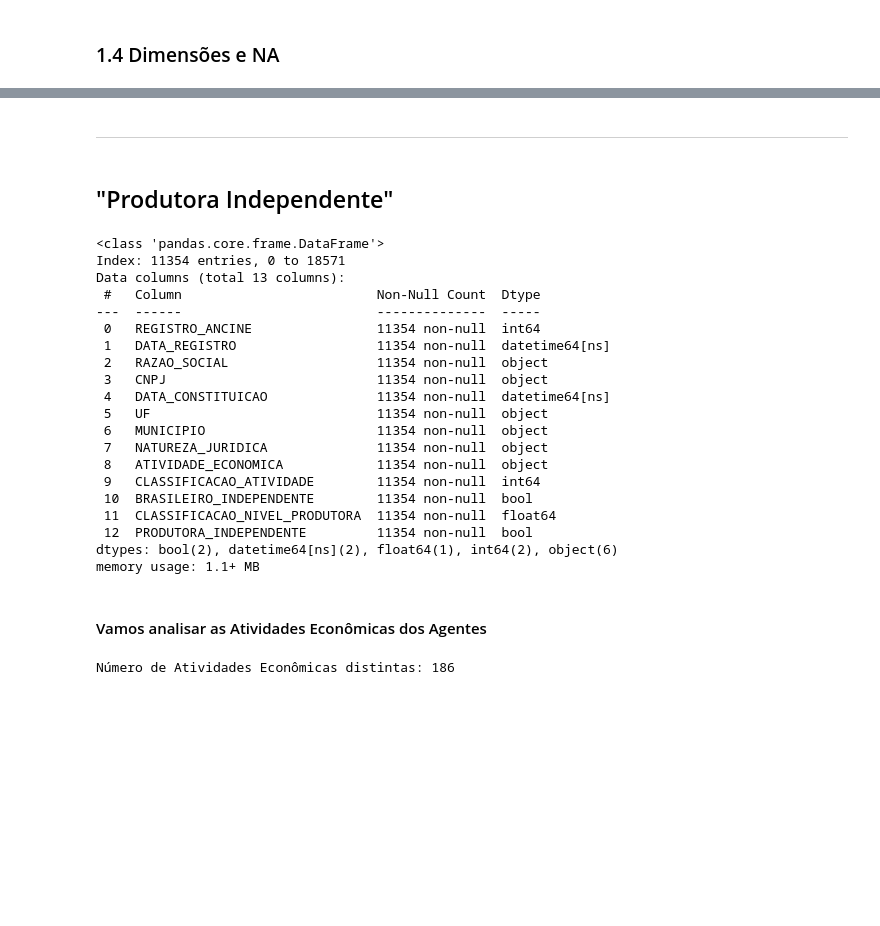
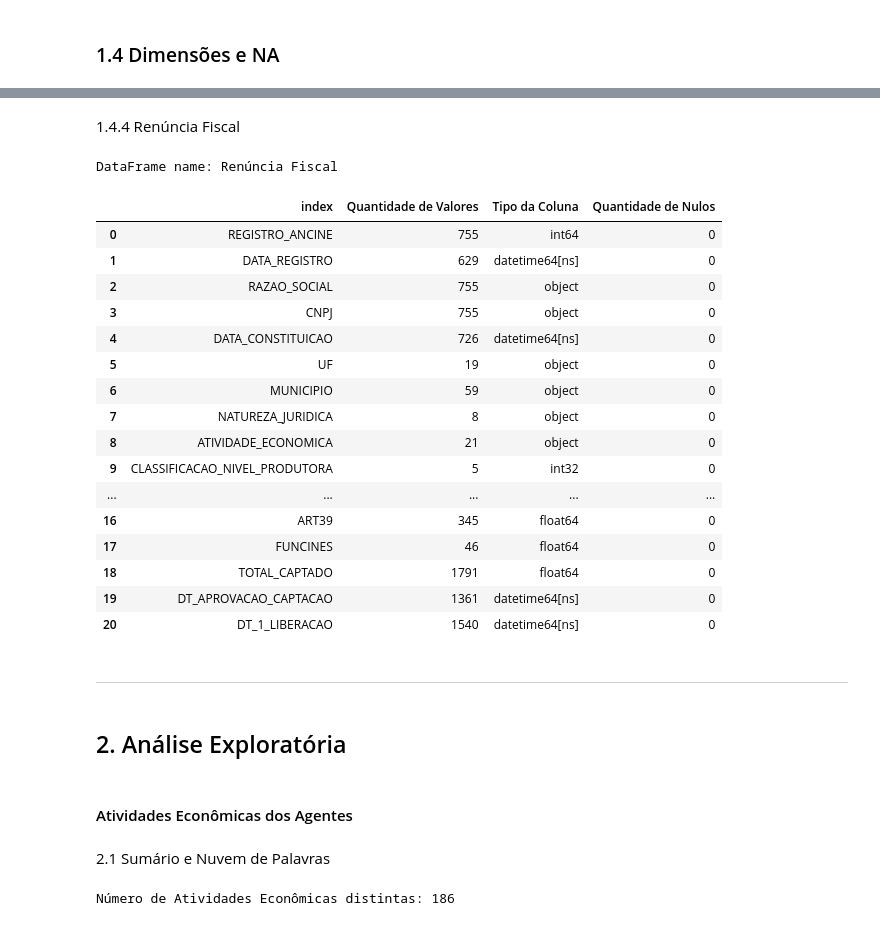
Before and after one commit to fonsecadados/AgenciaNacionalDoCinema_ANCINE, a Jupyter notebook: ANCINE_DesafiosEOportunidades.ipynb, the cells around one changed output, grey strips where cells are left out. Drawn from its saved outputs; the diff is of its cells as text; code cells hidden in the pictures; blank space fills up the shorter version.

```diff
--- a/ANCINE_DesafiosEOportunidades.ipynb
+++ b/ANCINE_DesafiosEOportunidades.ipynb
@@ -318,34 +349,34 @@ agnts_tabela_unificada_categoricos
+# %% [markdown]
+1.4.4 Renúncia Fiscal
+# %%
+dimensao_na(renuncia_fiscal, "Renúncia Fiscal")
+# %% [output]
+DataFrame name: Renúncia Fiscal
+|  | index | Quantidade de Valores | Tipo da Coluna | Quantidade de Nulos |
+| 0 | REGISTRO_ANCINE | 755 | int64 | 0 |
+| 1 | DATA_REGISTRO | 629 | datetime64[ns] | 0 |
+| 2 | RAZAO_SOCIAL | 755 | object | 0 |
+| 3 | CNPJ | 755 | object | 0 |
+| 4 | DATA_CONSTITUICAO | 726 | datetime64[ns] | 0 |
+| 5 | UF | 19 | object | 0 |
+| 6 | MUNICIPIO | 59 | object | 0 |
+| 7 | NATUREZA_JURIDICA | 8 | object | 0 |
+| 8 | ATIVIDADE_ECONOMICA | 21 | object | 0 |
+| 9 | CLASSIFICACAO_NIVEL_PRODUTORA | 5 | int32 | 0 |
+| ... | ... | ... | ... | ... |
+| 16 | ART39 | 345 | float64 | 0 |
+| 17 | FUNCINES | 46 | float64 | 0 |
+| 18 | TOTAL_CAPTADO | 1791 | float64 | 0 |
+| 19 | DT_APROVACAO_CAPTACAO | 1361 | datetime64[ns] | 0 |
+| 20 | DT_1_LIBERACAO | 1540 | datetime64[ns] | 0 |
 # %% [markdown]
 ---
-# %% [markdown]
-## "Produtora Independente"
-# %%
-agnts_tabela_unificada_sem_classificacao = agnts_tabela_unificada[~agnts_tabela_unificada['CLASSIFICACAO_NIVEL_PRODUTORA'].notna()]
-agnts_tabela_unificada = agnts_tabela_unificada[agnts_tabela_unificada['CLASSIFICACAO_NIVEL_PRODUTORA'].notna()]
-agnts_tabela_unificada.info()
-# %% [output]
-<class 'pandas.core.frame.DataFrame'>
-Index: 11354 entries, 0 to 18571
-Data columns (total 13 columns):
- #   Column                         Non-Null Count  Dtype
----  ------                         --------------  -----
- 0   REGISTRO_ANCINE                11354 non-null  int64
- 1   DATA_REGISTRO                  11354 non-null  datetime64[ns]
- 2   RAZAO_SOCIAL                   11354 non-null  object
- 3   CNPJ                           11354 non-null  object
- 4   DATA_CONSTITUICAO              11354 non-null  datetime64[ns]
- 5   UF                             11354 non-null  object
- 6   MUNICIPIO                      11354 non-null  object
- 7   NATUREZA_JURIDICA              11354 non-null  object
- 8   ATIVIDADE_ECONOMICA            11354 non-null  object
- 9   CLASSIFICACAO_ATIVIDADE        11354 non-null  int64
- 10  BRASILEIRO_INDEPENDENTE        11354 non-null  bool
- 11  CLASSIFICACAO_NIVEL_PRODUTORA  11354 non-null  float64
- 12  PRODUTORA_INDEPENDENTE         11354 non-null  bool
-dtypes: bool(2), datetime64[ns](2), float64(1), int64(2), object(6)
-memory usage: 1.1+ MB
+# %% [markdown]
+## 2. Análise Exploratória
 # %% [markdown]
-#### Vamos analisar as Atividades Econômicas dos Agentes
+#### Atividades Econômicas dos Agentes
+# %% [markdown]
+2.1 Sumário e Nuvem de Palavras
 # %%
 #Além de dados estatísticos sobre as atividades econômicas, vamos extrair nuvens de palavras encontradas nas
 #atividades mais recorrentes e menos recorrentes das produtoras com classificação de nível.
```
Also changed, not shown: parts of 14 cells of this notebook.
